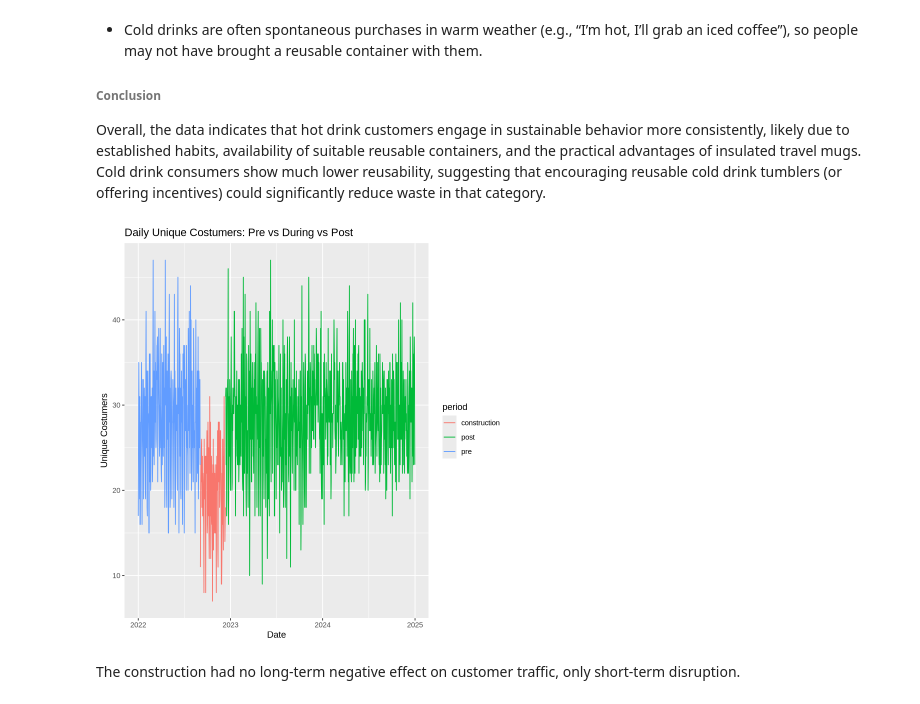
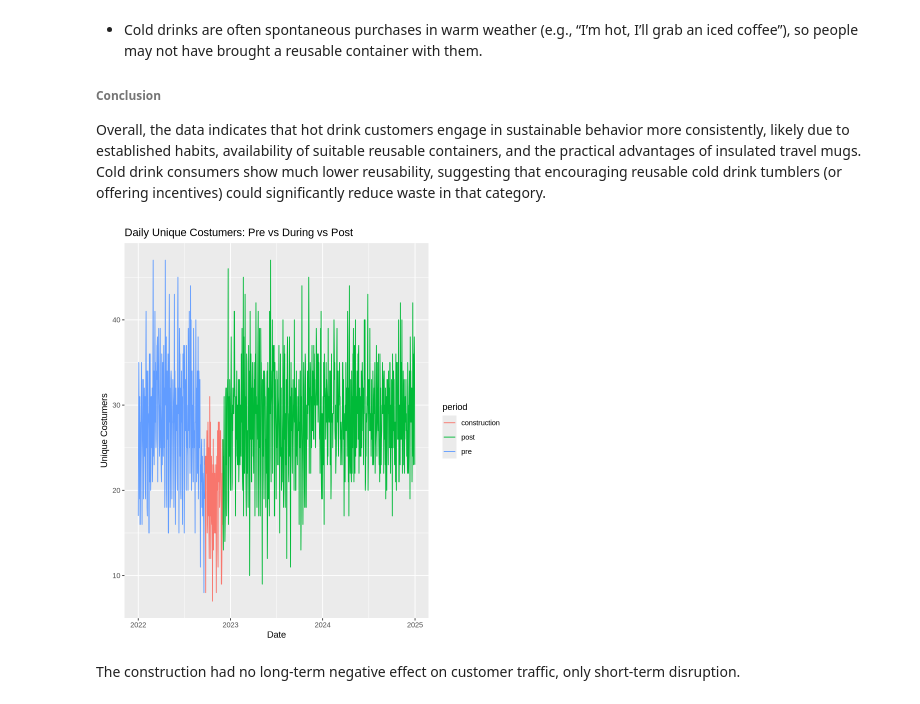
Before and after one commit to SharonGulati/dataverse, a Jupyter notebook: dataverse.ipynb, the cells around one changed output. Cells and saved outputs as stored; diff of their text form; code cells hidden in the pictures.

Commit message:
graph

```diff
--- a/dataverse.ipynb
+++ b/dataverse.ipynb
@@ -151,27 +151,27 @@ Overall, the data indicates that hot drink customers engage in sustainable behav
 # %%
 construction <- coffee |>
 mutate(
     date=ymd(date),
     period=case_when(
-           date<ymd("2022-09-04")~"pre",
-           date>=ymd("2022-09-04")&date<=ymd("2022-12-12")~"construction",
+           date<ymd("2022-09-22")~"pre",
+           date>=ymd("2022-09-22")&date<=ymd("2022-12-01")~"construction",
            TRUE~"post"))
 
 daily_customers <- construction |>
 group_by(date, period) |>
 summarise(unique_customers=n_distinct(customer_id), .groups="drop")
 
 avg_customers <- daily_customers |>
 group_by(period) |>
 summarise(avg_daily_customer=mean(unique_customers))
 
 ggplot(daily_customers, aes(date, unique_customers, color=period))+
 geom_line()+
 labs(title="Daily Unique Costumers: Pre vs During vs Post",
     x="Date",
     y="Unique Costumers")
 # %% [output]
-[figure, old version]
+[figure, new version]
 # %% [markdown]
 The construction had no long-term negative effect on customer traffic, only short-term disruption.
 # %%
```
